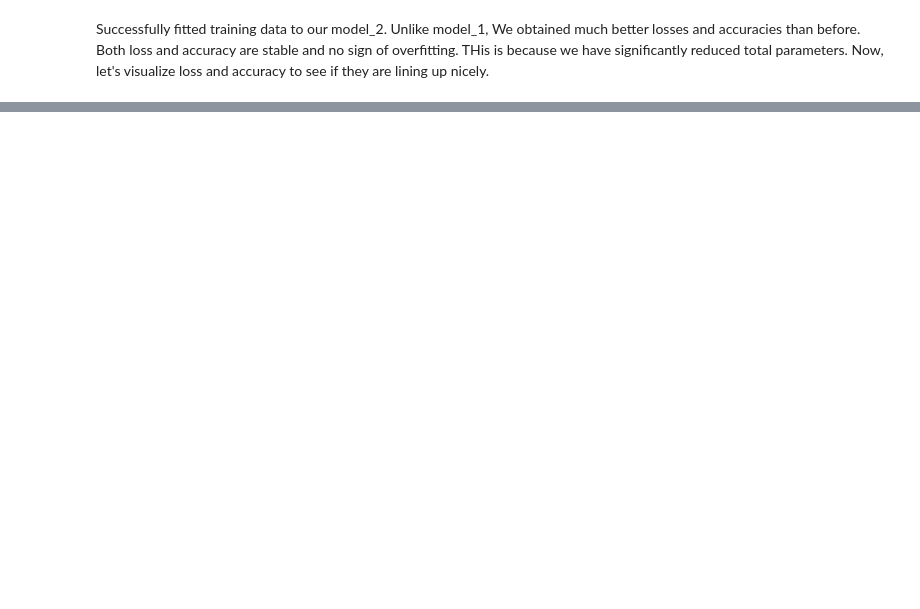
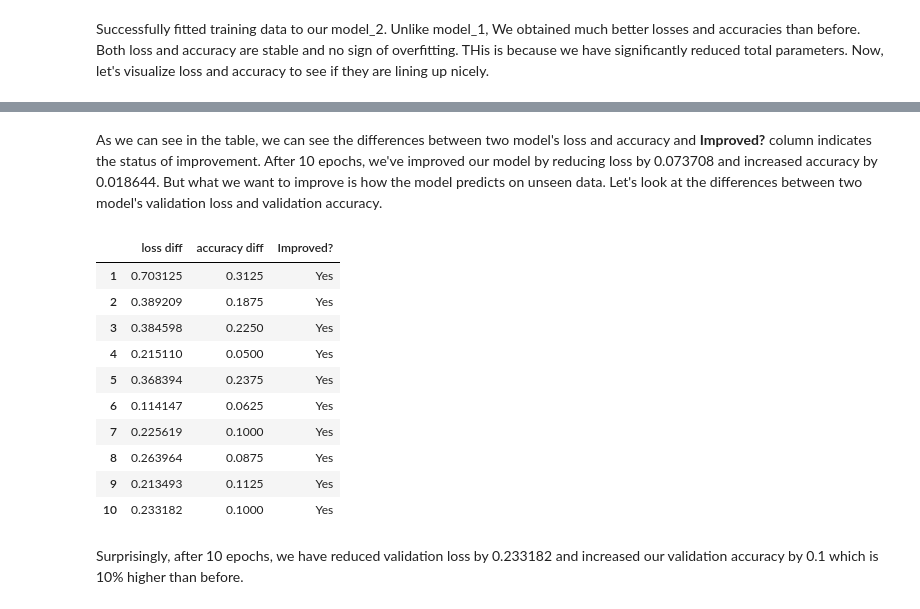
Before and after one commit to Hanabi0127/Projects, a Jupyter notebook: Flower_image_Classification_model_Portfolio.ipynb, the cells around one changed output, grey strips where cells are left out. Cells and saved outputs as stored; diff of their text form; code cells hidden in the pictures; blank space fills up the shorter version.

```diff
--- a/Flower_image_Classification_model_Portfolio.ipynb
+++ b/Flower_image_Classification_model_Portfolio.ipynb
@@ -343,0 +459,36 @@ This looks much nicer than before. Both lines are lining up closely and neither
+# %% [markdown]
+As we can see in the table, we can see the differences between two model's loss and accuracy and **Improved?** column indicates the status of improvement. After 10 epochs, we've improved our model by reducing loss by 0.073708 and increased accuracy by 0.018644. But what we want to improve is how the model predicts on unseen data. Let's look at the differences between two model's validation loss and validation accuracy.
+# %%
+model_2_table = pd.DataFrame(data={"loss":history_2.history["val_loss"],
+                   "accuracy":history_2.history["val_accuracy"]},
+                   index=range(1,11))
+
+model_3_table = pd.DataFrame(data={"loss":history_3.history["val_loss"],
+                   "accuracy":history_3.history["val_accuracy"]},
+                   index=range(1,11))
+
+diff_table = pd.DataFrame(data={"loss diff": model_2_table["loss"] - model_3_table["loss"],
+                                "accuracy diff": model_3_table["accuracy"] - model_2_table["accuracy"]})
+
+
+for i in range(1,11):
+  if diff_table["loss diff"][i] > 0 and diff_table["accuracy diff"][i] > 0:
+    diff_table["Improved?"] = "Yes"
+  else:
+    diff_table["Improved?"]= "No"
+
+diff_table
+# %% [output]
+|  | loss diff | accuracy diff | Improved? |
+| 1 | 0.703125 | 0.3125 | Yes |
+| 2 | 0.389209 | 0.1875 | Yes |
+| 3 | 0.384598 | 0.2250 | Yes |
+| 4 | 0.215110 | 0.0500 | Yes |
+| 5 | 0.368394 | 0.2375 | Yes |
+| 6 | 0.114147 | 0.0625 | Yes |
+| 7 | 0.225619 | 0.1000 | Yes |
+| 8 | 0.263964 | 0.0875 | Yes |
+| 9 | 0.213493 | 0.1125 | Yes |
+| 10 | 0.233182 | 0.1000 | Yes |
+# %% [markdown]
+Surprisingly, after 10 epochs, we have reduced validation loss by 0.233182 and increased our validation accuracy by 0.1 which is 10% higher than before.
```
Also changed, not shown: parts of 18 cells of this notebook.
